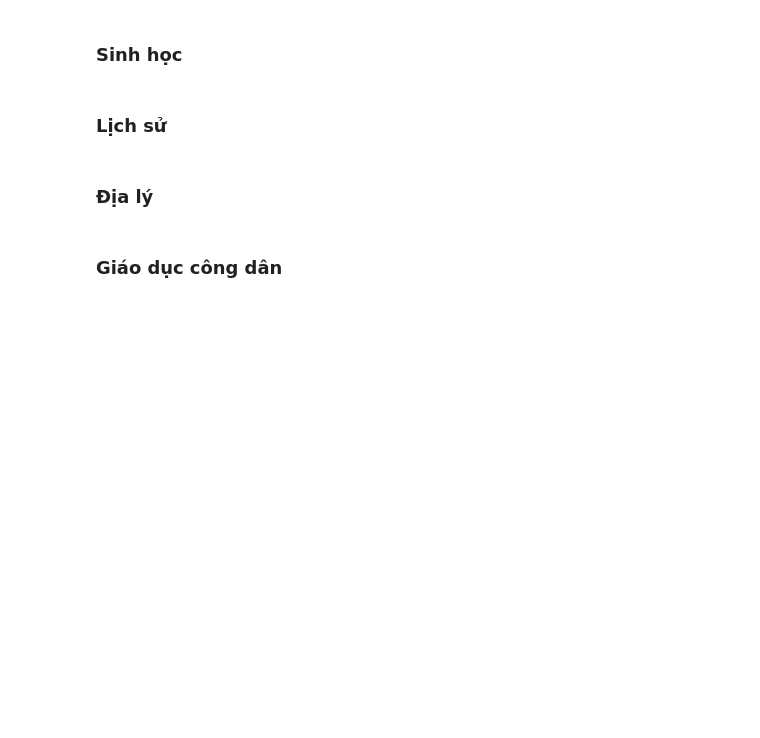
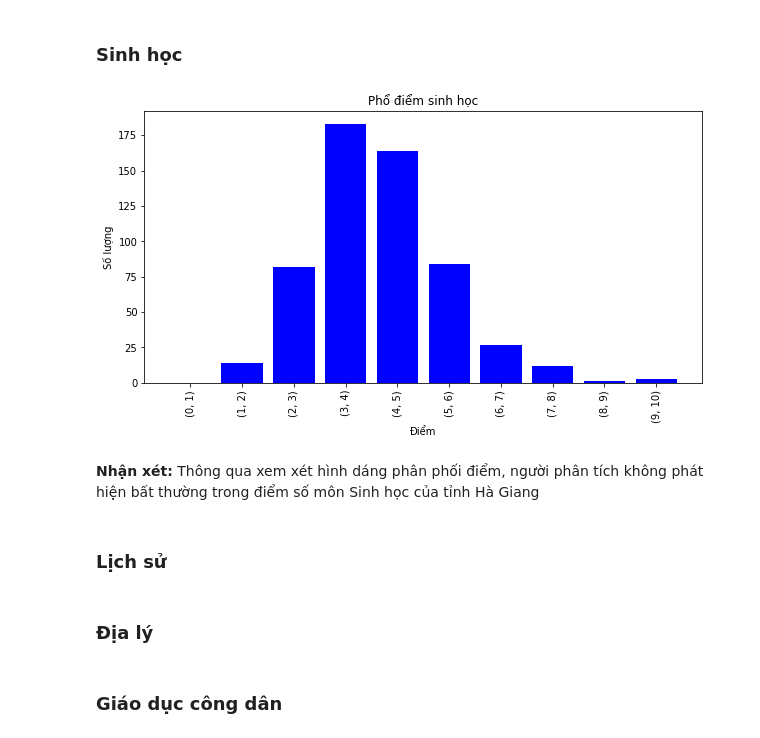
Before and after one commit to IrisStream/exam-cheating, a Jupyter notebook: src/report.ipynb, the cells around one changed output. Drawn from its saved outputs; the diff is of its cells as text; code cells hidden in the pictures; blank space fills up the shorter version.

```diff
--- a/src/report.ipynb
+++ b/src/report.ipynb
@@ -40,5 +92,14 @@ __Nhận xét:__
 # %% [markdown]
 ### Sinh học
+# %%
+sh = data['Hà Giang']['SINH']
+x_axis_sh = makeXAxis(0,1,10)
+y_axis_sh = makeYAxis(sh,x_axis_sh)
+drawBarChart(x_axis_sh, y_axis_sh, 'Phổ điểm sinh học', 'Điểm', 'Số lượng', (10,5))
+# %% [output]
+[figure, added]
+# %% [markdown]
+__Nhận xét:__ Thông qua xem xét hình dáng phân phối điểm, người phân tích không phát hiện bất thường trong điểm số môn Sinh học của tỉnh Hà Giang
 # %% [markdown]
 ### Lịch sử
 # %% [markdown]
```
Also changed, not shown: parts of 6 cells of this notebook.
